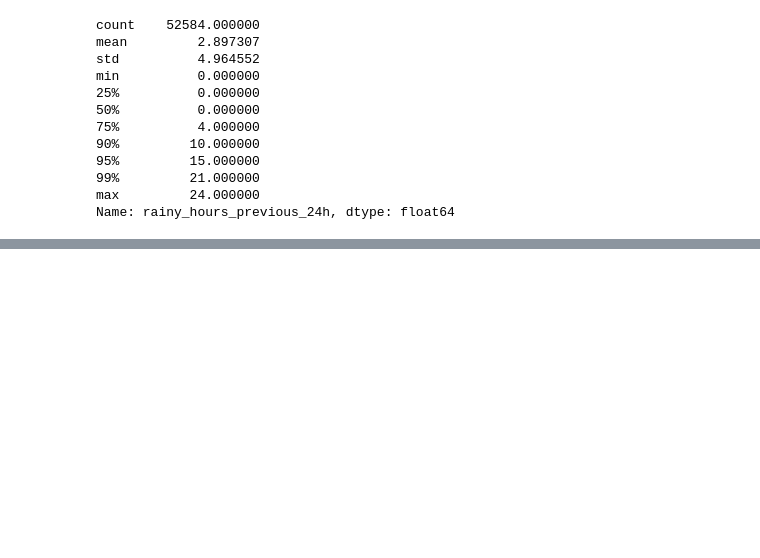
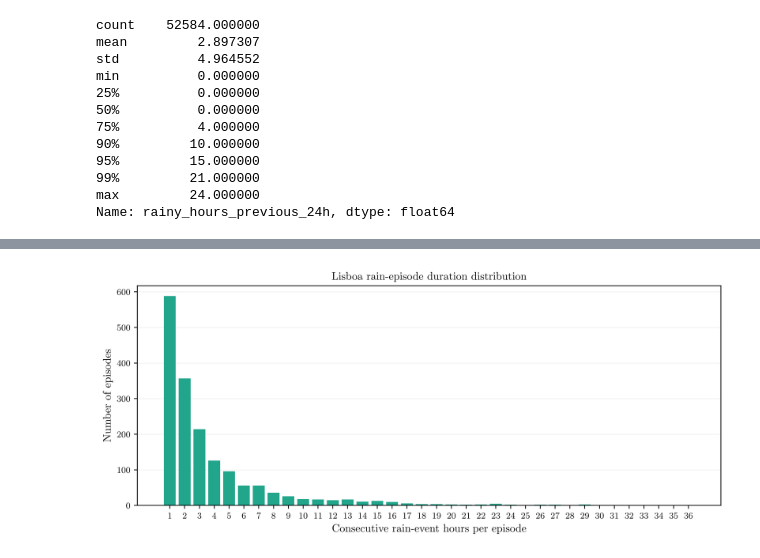
Before and after one commit to LouisSilva/Data-Stream-Mining-Practical-Assignment-1, a Jupyter notebook: notebooks/lisbon_analysis.ipynb, the cells around one changed output, grey strips where cells are left out. Cells and saved outputs as stored; diff of their text form; code cells hidden in the pictures; blank space fills up the shorter version.

```diff
--- a/notebooks/lisbon_analysis.ipynb
+++ b/notebooks/lisbon_analysis.ipynb
@@ -157,0 +327,17 @@ Name: rainy_hours_previous_24h, dtype: float64
+# %%
+# A discrete duration-frequency plot complements the episode summary statistics above.
+episode_duration_counts = rain_episode_hours.value_counts().sort_index()
+fig, ax = plt.subplots(figsize=(9, 4))
+ax.bar(episode_duration_counts.index, episode_duration_counts.values, color="#21A58B")
+ax.set(
+    title="Lisboa rain-episode duration distribution",
+    xlabel="Consecutive rain-event hours per episode",
+    ylabel="Number of episodes",
+)
+ax.set_xticks(range(1, int(episode_duration_counts.index.max()) + 1))
+ax.grid(axis="y", alpha=0.25)
+ax.set_axisbelow(True)
+fig.tight_layout()
+plt.show()
+# %% [output]
+[figure, added]
```
Also changed, not shown: parts of 10 cells of this notebook, 2 other files.
